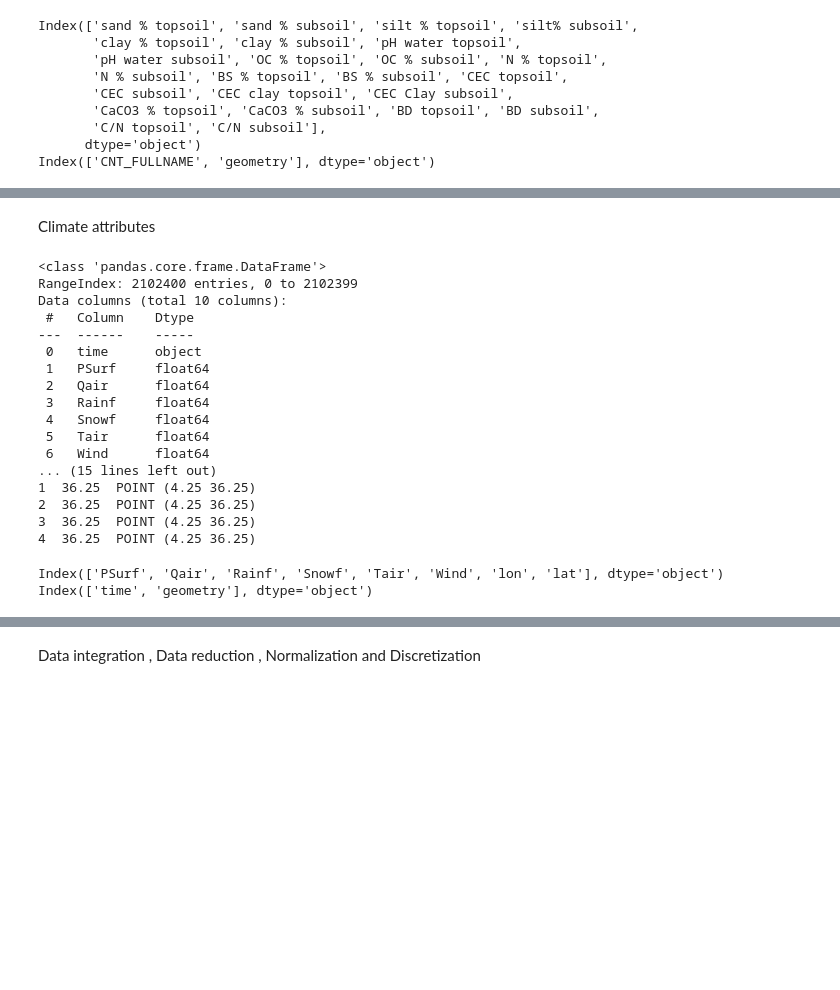
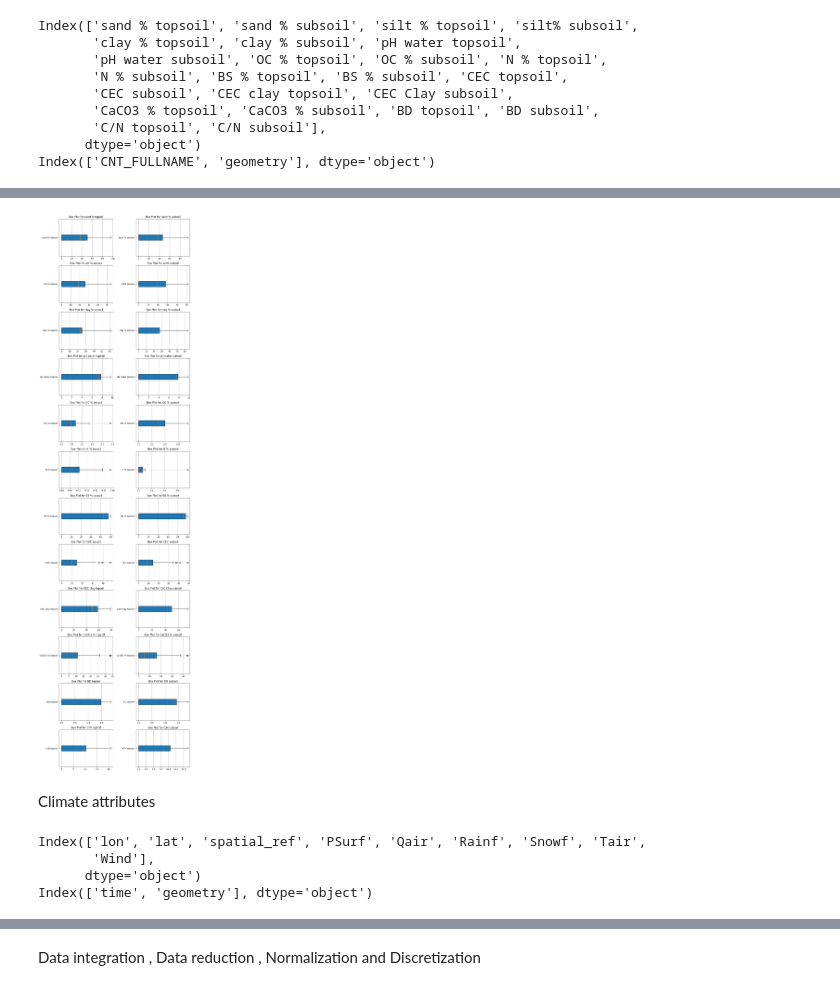
Before and after one commit to rahilGhamraci/Data-Mining-Project, a Jupyter notebook: part 1.ipynb, the cells around one changed output, grey strips where cells are left out. Cells and saved outputs as stored; diff of their text form; code cells hidden in the pictures; blank space fills up the shorter version.

```diff
--- a/part 1.ipynb
+++ b/part 1.ipynb
@@ -603,34 +608,32 @@ for attribute in attributes:
+# %%
+num_cols = 2
+num_rows = (len(attributes) + 1) // num_cols
+fig, axes = plt.subplots(nrows=num_rows, ncols=num_cols, figsize=(10, 3 * num_rows))
+
+output_folder = "boxplots"
+os.makedirs(output_folder, exist_ok=True)
+
+
+for i, attribute in enumerate(attributes):
+    row = i // num_cols
+    col = i % num_cols
+    generate_box_plot(soil_gdf[attribute], attribute, ax=axes[row, col], show_outliers=True, save_folder=output_folder)
+
+plt.tight_layout()
+plt.show()
+# %% [output]
+[figure, added]
 # %% [markdown]
 Climate attributes
-# %%
-df = pd.read_csv('final_climate_data.csv', delimiter=',' , engine='python')
-print(df.info())
-print(df.head())
-# %% [output]
-<class 'pandas.core.frame.DataFrame'>
-RangeIndex: 2102400 entries, 0 to 2102399
-Data columns (total 10 columns):
- #   Column    Dtype
----  ------    -----
- 0   time      object
- 1   PSurf     float64
- 2   Qair      float64
- 3   Rainf     float64
- 4   Snowf     float64
- 5   Tair      float64
- 6   Wind      float64
-... (15 lines left out)
-1  36.25  POINT (4.25 36.25)
-2  36.25  POINT (4.25 36.25)
-3  36.25  POINT (4.25 36.25)
-4  36.25  POINT (4.25 36.25)
 # %%
-climate_numerical_cols = df.select_dtypes(include=[np.number]).columns
-climate_non_numerical_cols = df.select_dtypes(exclude=[np.number]).columns
+climate_numerical_cols = climate_gdf.select_dtypes(include=[np.number]).columns
+climate_non_numerical_cols = climate_gdf.select_dtypes(exclude=[np.number]).columns
 print(climate_numerical_cols)
 print(climate_non_numerical_cols)
 # %% [output]
-Index(['PSurf', 'Qair', 'Rainf', 'Snowf', 'Tair', 'Wind', 'lon', 'lat'], dtype='object')
+Index(['lon', 'lat', 'spatial_ref', 'PSurf', 'Qair', 'Rainf', 'Snowf', 'Tair',
+       'Wind'],
+      dtype='object')
 Index(['time', 'geometry'], dtype='object')
 # %%
 
```
Also changed, not shown: parts of 19 cells of this notebook.
